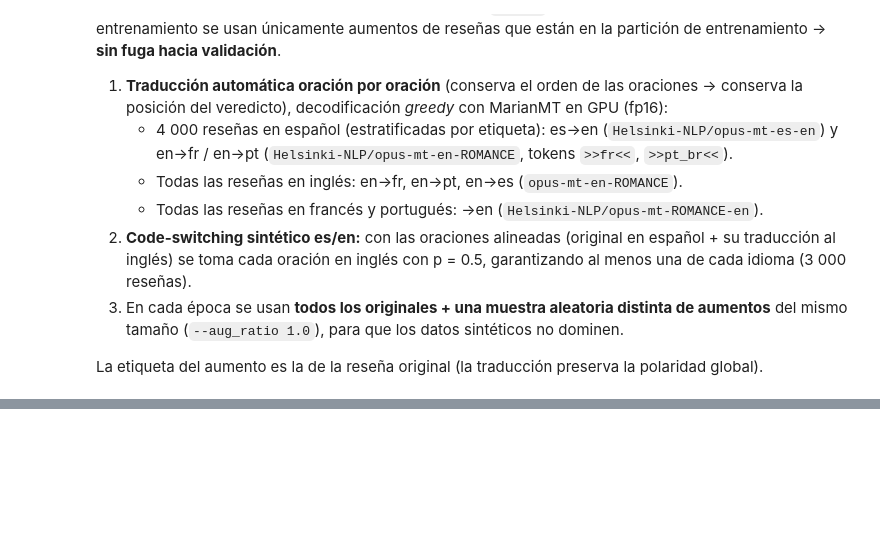
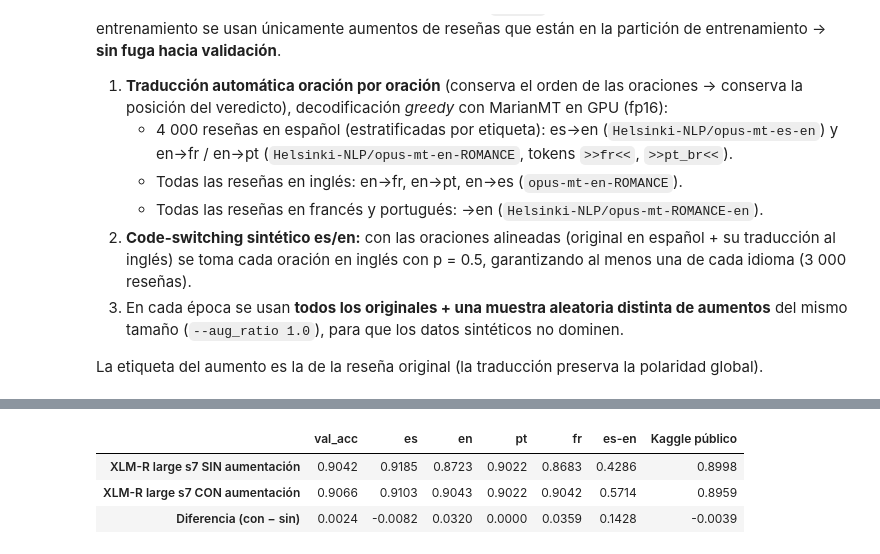
Before and after one commit to Jeronimocifci/sentimiento-multilingue, a Jupyter notebook: notebooks/ENTREGA_modelo_final.ipynb, the cells around one changed output, grey strips where cells are left out. Cells and saved outputs as stored; diff of their text form; code cells hidden in the pictures; blank space fills up the shorter version.

```diff
--- a/notebooks/ENTREGA_modelo_final.ipynb
+++ b/notebooks/ENTREGA_modelo_final.ipynb
@@ -35,7 +36,7 @@
 # ===== CONFIGURACIÓN =====
 ENTRENAR = False   # False: carga resultados ya obtenidos (resultados/) · True: reproduce todo en GPU (~2.5 h en T4)
 RES_SIN  = 'resultados/xlmr_large_s7'       # XLM-R large, semilla 7, SIN aumentación
-RES_CON  = 'resultados/xlmr_large_s7_aug'   # XLM-R large, semilla 7, CON aumentación (modelo final)
+RES_CON  = 'resultados/xlmr_large_s7_aug'   # XLM-R large, semilla 7, CON aumentación
 AUG_CSV  = 'resultados/train_aug.csv'
 
 # Scores públicos de Kaggle de cada envío (actualizar si se hacen más envíos)
@@ -49,7 +50,10 @@ PUBLIC = {
     'Ensemble 2× XLM-R large': 0.89096,
     'Ensemble 3× XLM-R large': 0.89636,
     'Ensemble 4× XLM-R large': 0.8934,
-    'XLM-R large s7 CON aumentación (modelo final)': None,   # <- completar con el score público
+    'Ensemble top-2 (s7 + s2026)': 0.90127,
+    'XLM-R large s7 CON aumentación': 0.89587,
+    'Ensemble s7 + s7 aug + s2026 — MODELO FINAL': 0.89833,
+    'Ensemble s7 aug + s2026': 0.89489,
 }
 # %%
 import os, sys, re, json, glob, subprocess
@@ -187,0 +195,19 @@ pesan en eval respecto a train; por eso además del accuracy de validación (dis
+# %%
+# Accuracy de validación (global y por idioma) reportada por train_torch.py. None = corrida no disponible al entregar.
+LOGS = {
+    'XLM-R large s7 SIN aumentación': {'val_acc': 0.9042, 'es': 0.9185, 'en': 0.8723, 'pt': 0.9022, 'fr': 0.8683, 'es-en': 0.4286},
+    'XLM-R large s7 CON aumentación': {'val_acc': 0.9066, 'es': 0.9103, 'en': 0.9043, 'pt': 0.9022, 'fr': 0.9042, 'es-en': 0.5714},
+}
+filas = {k: v for k, v in LOGS.items() if v}
+if filas:
+    t = pd.DataFrame(filas).T.reindex(columns=['val_acc'] + LANGS)
+    t['Kaggle público'] = [PUBLIC['XLM-R large s7 (Colab, sin aug)'] if 'SIN' in k else PUBLIC['XLM-R large s7 CON aumentación'] for k in t.index]
+    if len(t) == 2: t.loc['Diferencia (con − sin)'] = t.iloc[1] - t.iloc[0]
+    display(t.astype(float).round(4))
+else:
+    print('Resultados de XLM-R con/sin aumentación no incluidos en esta versión; ver experimento controlado 6b.')
+# %% [output]
+|  | val_acc | es | en | pt | fr | es-en | Kaggle público |
+| XLM-R large s7 SIN aumentación | 0.9042 | 0.9185 | 0.8723 | 0.9022 | 0.8683 | 0.4286 | 0.8998 |
+| XLM-R large s7 CON aumentación | 0.9066 | 0.9103 | 0.9043 | 0.9022 | 0.9042 | 0.5714 | 0.8959 |
+| Diferencia (con − sin) | 0.0024 | -0.0082 | 0.0320 | 0.0000 | 0.0359 | 0.1428 | -0.0039 |
```
Also changed, not shown: parts of 28 cells of this notebook, 2 other files.
